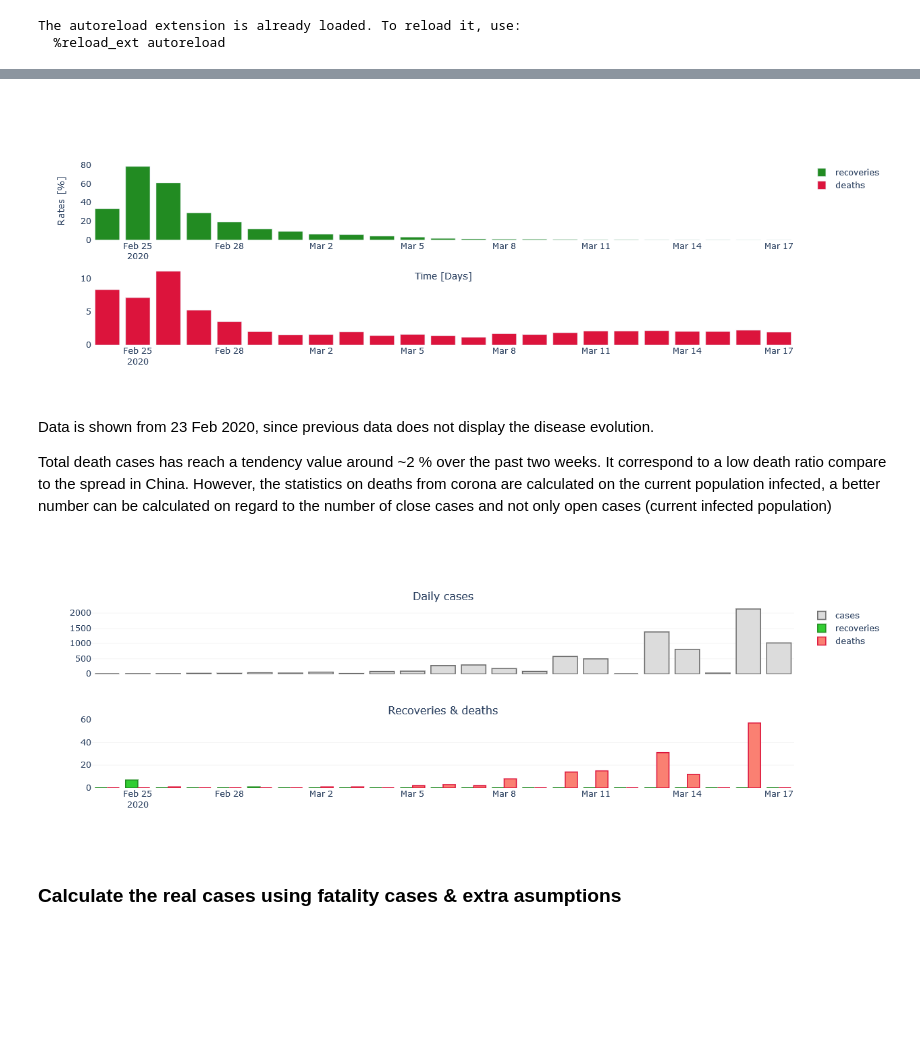
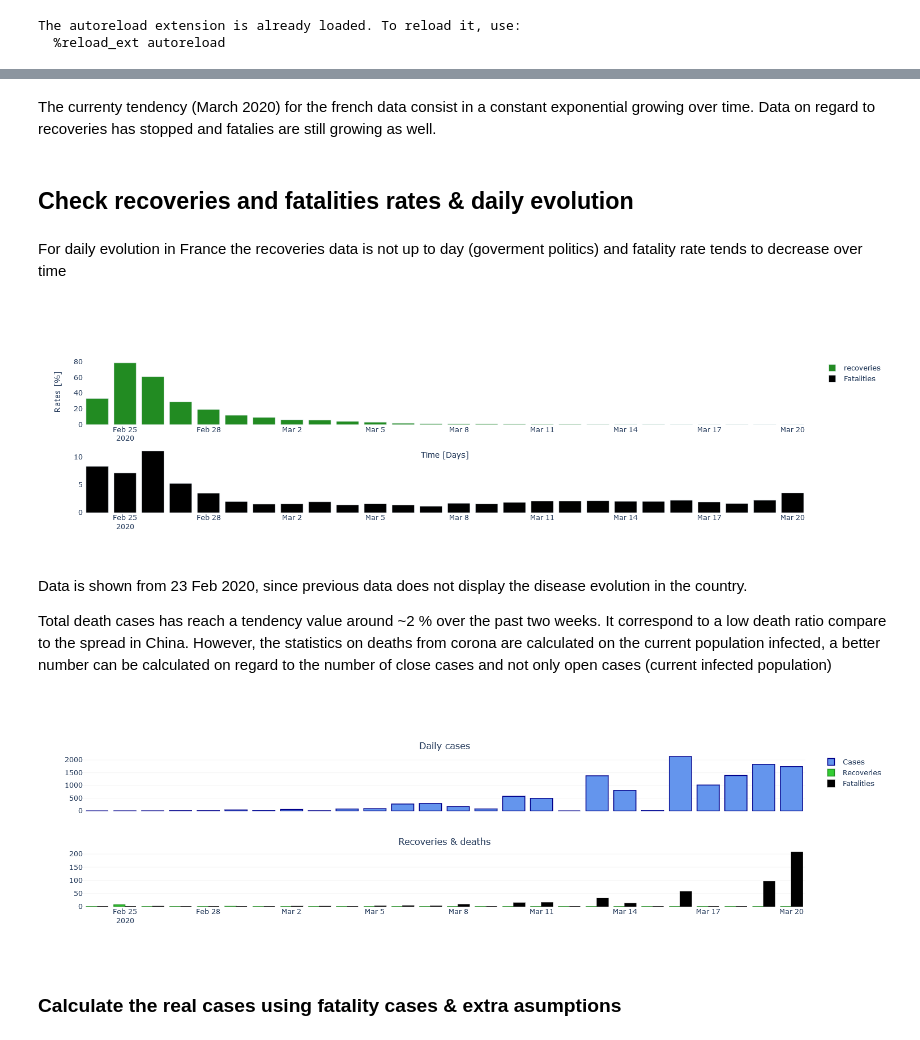
Before and after one commit to jsayri/analysis, a Jupyter notebook: COVID19_analysis/notebooks/France_analysis_JHUdata.ipynb, the cells around one changed output, grey strips where cells are left out. Drawn from its saved outputs; the diff is of its cells as text; code cells hidden in the pictures; blank space fills up the shorter version.

Commit message:
Analysis update:  - New functions were added at the package/module level  - Lecture from dataframe were simplified  - Graph were better display (colors and legends update)

```diff
--- a/COVID19_analysis/notebooks/France_analysis_JHUdata.ipynb
+++ b/COVID19_analysis/notebooks/France_analysis_JHUdata.ipynb
@@ -38,5 +35,0 @@ Write a function to systematically convert all df to my df standard
-# %%
-# reconstruct df from original data
-df_c = df.recreate_df(df_c_raw)
-df_d = df.recreate_df(df_d_raw)
-df_r = df.recreate_df(df_r_raw)
@@ -46,0 +40,8 @@ Check the current status of diagnosed cases
+# %%
+# Extract all info for mainland France (exclude all other islands)
+c_study = 'France'
+
+# Get a timeseries with country data (last argument "mainland" is True by default)
+ctry_cases = df.get_timeseries_from_JHU(df_c, c_study)
+ctry_death = df.get_timeseries_from_JHU(df_d, c_study)
+ctry_recov = df.get_timeseries_from_JHU(df_r, c_study)
@@ -47,4 +52,4 @@ Check the current status of diagnosed cases
 # %%
-# interesting data exist from Feb 23, 2020 then a filter is applied at the plot code area
+# For Europe, interesting data start from Feb 23, 2020
 start_date = '2020-2-23'
-mask = df_c.Date > start_date
+mask = ctry_cases.index > start_date
@@ -112,32 +62,38 @@ So far the media has not disclose all the info on regard to recover cases, the r
+# %% [markdown]
+The currenty tendency (March 2020) for the french data consist in a constant exponential growing over time. Data on regard to recoveries has stopped and fatalies are still growing as well.
+# %% [markdown]
+## Check recoveries and fatalities rates & daily evolution
+# %% [markdown]
+For daily evolution in France the recoveries data is not up to day (goverment politics) and fatality rate tends to decrease over time
 # %%
-rate_recov_d = df.safe_div(fr_recov, fr_cases) *100
-rate_death_d = df.safe_div(fr_death, fr_cases) *100
+rate_recov_d = df.safe_div(ctry_recov.values, ctry_cases.values) *100
+rate_death_d = df.safe_div(ctry_death.values, ctry_cases.values) *100
 # %%
 # display rates
 fig = make_subplots(rows=2, cols=1)
 
 fig.add_bar(
     row=1, col=1,
-    x = df_c.Date[mask],
+    x = ctry_cases.index[mask],
     y = rate_recov_d[mask],
     name = 'recoveries',
     marker = dict(color = 'forestgreen')
     )
 fig.add_bar(
     row=2, col=1,
-    x = df_c.Date[mask],
+    x = ctry_cases.index[mask],
     y = rate_death_d[mask],
-    name = 'deaths',
-    marker = dict(color = 'crimson')
+    name = 'Fatalities',
+    marker = dict(color = 'Black')
 )
 fig.update_layout(
     xaxis_title = 'Time [Days]',
     yaxis_title = 'Rates [%]',
     plot_bgcolor='white')
 # %% [output]
-[figure, old version]
+[figure, new version]
 # %% [markdown]
-Data is shown from 23 Feb 2020, since previous data does not display the disease evolution.
+Data is shown from 23 Feb 2020, since previous data does not display the disease evolution in the country.
 
 Total death cases has reach a tendency value around ~2 % over the past two weeks. It correspond to a low death ratio compare to the spread in China. However, the statistics on deaths from corona are calculated on the current population infected, a better number can be calculated on regard to the number of close cases and not only open cases (current infected population)
 # %%
@@ -161,30 +116,30 @@ fig = make_subplots(rows=2, cols=1,
                     )
 # daily cases
 fig.add_trace(go.Bar(
-    x = df_c.Date[mask],
+    x = ctry_cases.index[mask],
     y = cases_d_fr[mask],
-    marker = dict(color = 'gainsboro', line = dict(color = 'dimgray', width=1.5)),
-    name = 'cases'
+    marker = dict(color = 'CornflowerBlue', line = dict(color = 'DarkBlue', width=1.5)),
+    name = 'Cases'
     ),
     #secondary_y = False,
     row=1, col=1
 )
 # daily recoveries
 fig.add_trace(go.Bar(
-    x = df_c.Date[mask],
+    x = ctry_recov.index[mask],
     y = recov_d_fr[mask],
     marker = dict(color = 'LimeGreen', line = dict(color = 'ForestGreen', width=1.5)),
-    name = 'recoveries'
+    name = 'Recoveries'
     ),
     #secondary_y = False,
     row=2, col=1
 )
 # daily deaths
 fig.add_trace(go.Bar(
-    x = df_c.Date[mask],
+    x = ctry_death.index[mask],
     y = death_d_fr[mask],
-    marker = dict(color = 'salmon', line = dict(color = 'crimson', width=1.5)),
-    name = 'deaths'
+    marker = dict(color = 'black', line = dict(color = 'black', width=1.5)),
+    name = 'Fatalities'
     ),
     #secondary_y = True,
     row=2, col=1
@@ -193,7 +148,7 @@ fig.add_trace(go.Bar(
 fig.update_layout(plot_bgcolor='white')
 fig.update_yaxes(showgrid=True, gridwidth=.3, gridcolor='gainsboro')
 # %% [output]
-[figure, old version]
+[figure, new version]
 # %% [markdown]
 ### Calculate the real cases using fatality cases & extra asumptions
 # %%
```
Also changed, not shown: parts of 21 cells of this notebook, 7 other files.
